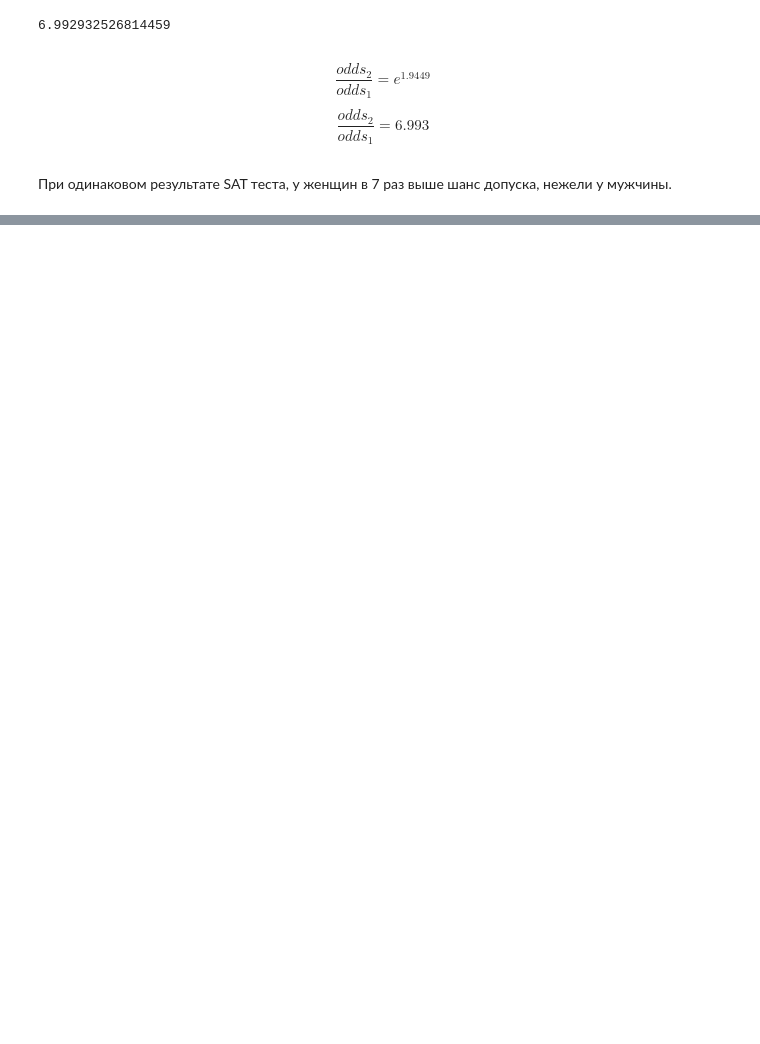
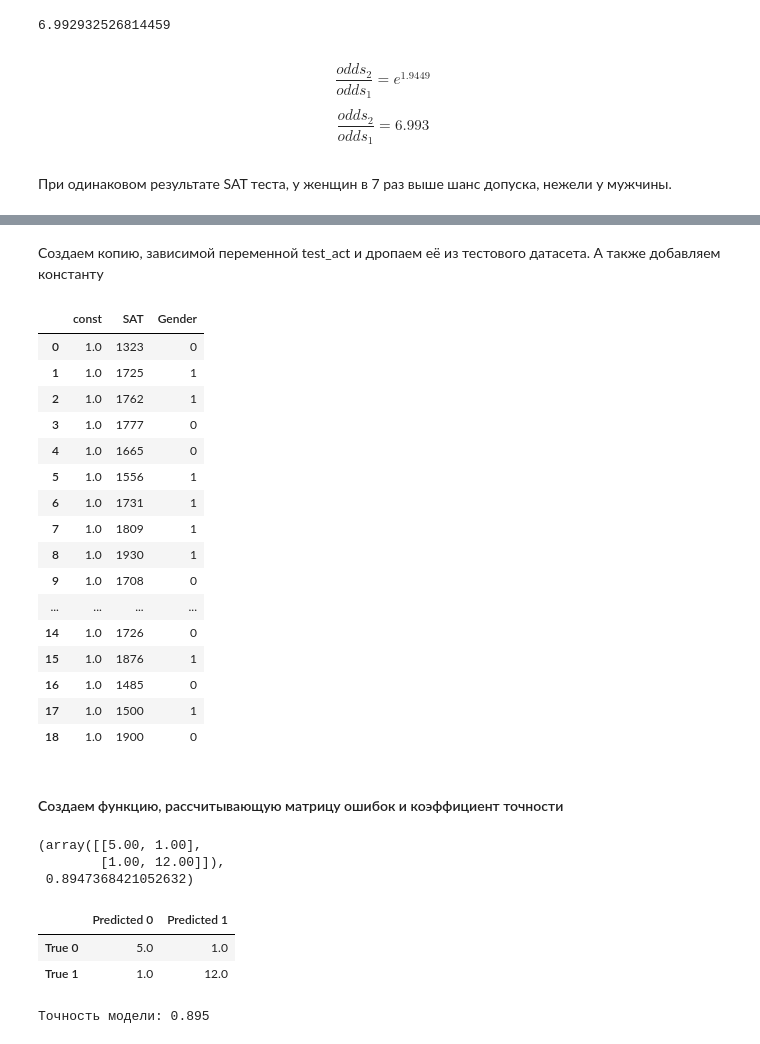
Before and after one commit to arl9kin/Python_data, a Jupyter notebook: ML/Logittask2.ipynb, the cells around one changed output, grey strips where cells are left out. Drawn from its saved outputs; the diff is of its cells as text; code cells hidden in the pictures; blank space fills up the shorter version.

```diff
--- a/ML/Logittask2.ipynb
+++ b/ML/Logittask2.ipynb
@@ -67,0 +158,3 @@ $$\frac{odds_2}{odds_1} = 6.993 $$
+# %%
+test = pd.read_csv('2.03. Test dataset.csv')
+test.head()
@@ -67,0 +168,4 @@ $$\frac{odds_2}{odds_1} = 6.993 $$
+# %%
+test['Admitted'] = test['Admitted'].map({'No':0,'Yes':1})
+test['Gender'] = test['Gender'].map({'Male':0,'Female':1})
+test.head()
@@ -67,0 +199,27 @@ $$\frac{odds_2}{odds_1} = 6.993 $$
+# %% [markdown]
+Создаем копию, зависимой переменной test_act и дропаем её из тестового датасета. А также добавляем константу
+# %%
+test_act = test['Admitted']
+test_data = test.drop(['Admitted'],axis=1)
+test_data = sm.add_constant(test_data)
+test_data
+# %% [output]
+|  | const | SAT | Gender |
+| 0 | 1.0 | 1323 | 0 |
+| 1 | 1.0 | 1725 | 1 |
+| 2 | 1.0 | 1762 | 1 |
+| 3 | 1.0 | 1777 | 0 |
+| 4 | 1.0 | 1665 | 0 |
+| 5 | 1.0 | 1556 | 1 |
+| 6 | 1.0 | 1731 | 1 |
+| 7 | 1.0 | 1809 | 1 |
+| 8 | 1.0 | 1930 | 1 |
+| 9 | 1.0 | 1708 | 0 |
+| ... | ... | ... | ... |
+| 14 | 1.0 | 1726 | 0 |
+| 15 | 1.0 | 1876 | 1 |
+| 16 | 1.0 | 1485 | 0 |
+| 17 | 1.0 | 1500 | 1 |
+| 18 | 1.0 | 1900 | 0 |
+# %% [markdown]
+#### Cоздаем функцию, рассчитывающую матрицу ошибок и коэффициент точности
@@ -67,0 +233,20 @@ $$\frac{odds_2}{odds_1} = 6.993 $$
+# %%
+cm = confusion_matrix(test_data, test_act, reg_log)
+cm
+# %% [output]
+(array([[5.00, 1.00],
+        [1.00, 12.00]]),
+ 0.8947368421052632)
+# %%
+cm_df = pd.DataFrame(cm[0])
+cm_df.columns = ['Predicted 0', 'Predicted  1']
+cm_df = cm_df.rename (index = {0:'True 0', 1:'True 1'})
+cm_df
+# %% [output]
+|  | Predicted 0 | Predicted 1 |
+| True 0 | 5.0 | 1.0 |
+| True 1 | 1.0 | 12.0 |
+# %%
+print (f'Точность модели: {cm[1].round(3)}')
+# %% [output]
+Точность модели: 0.895
```
Also changed, not shown: parts of 24 cells of this notebook.
